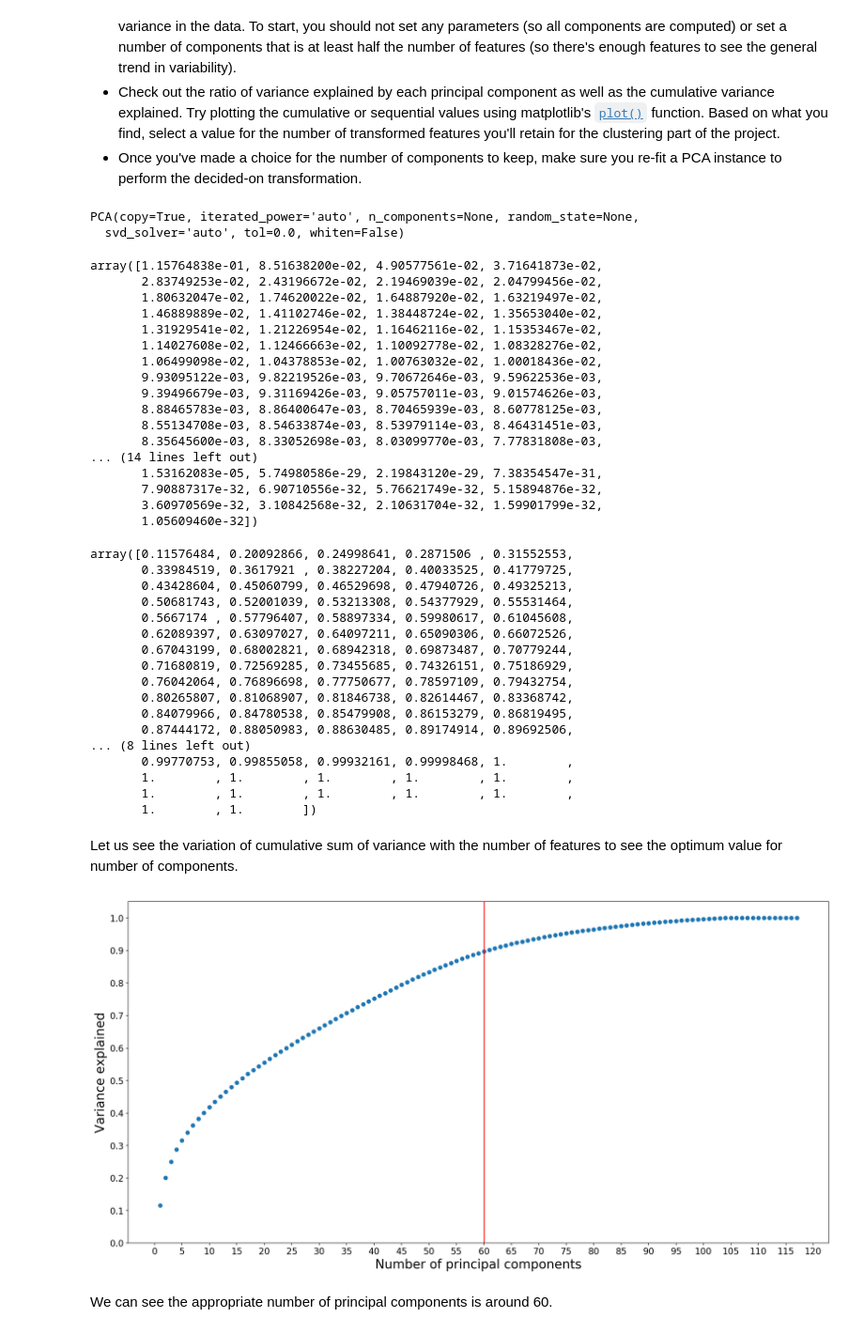
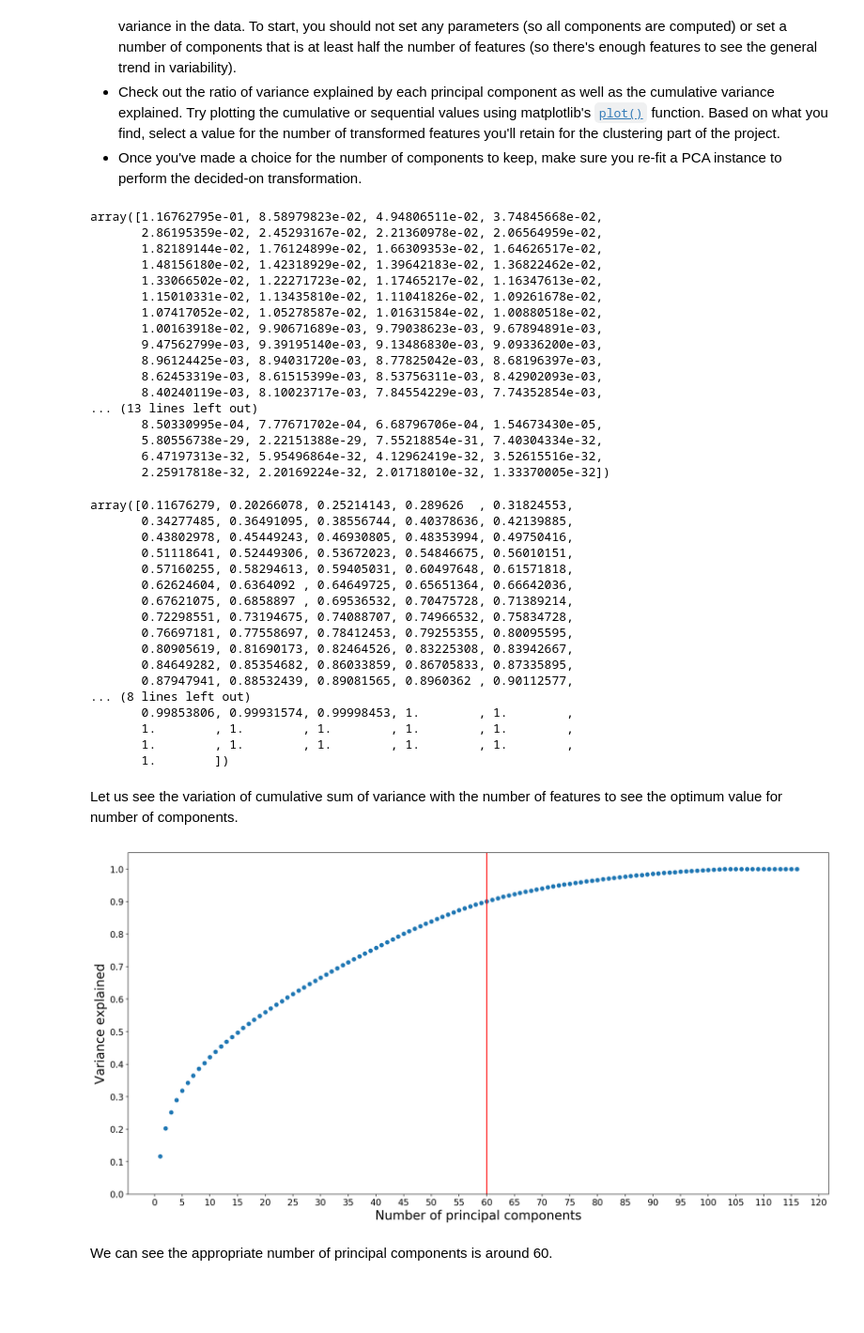
Before and after one commit to sanjeevai/customer_segments_arvato, a Jupyter notebook: Identify_Customer_Segments.ipynb, the cells around one changed output. Shown: that part at 94% size. Drawn from its saved outputs; the diff is of its cells as text; code cells hidden in the pictures; blank space fills up the shorter version.

```diff
--- a/Identify_Customer_Segments.ipynb
+++ b/Identify_Customer_Segments.ipynb
@@ -669,7 +691,7 @@ GEBAEUDETYP    0
 dtype: int64
 # %%
 multi_df[["gebaeudetyp_residential_building", "gebaeudetyp_residential_buildings_without_actually_known_household", "gebaeudetyp_mixed_building", "gebaeudetyp_mixed_building_without_actually_known_household", "gebaeudetyp_company_building_without_known_company", "gebaeudetyp_mixed_building_without_actually_known_household", "gebaeudetyp_mixed_building_without_actually_known_company"]] = pd.get_dummies(multi_df['GEBAEUDETYP'])
-multi_df.drop('GEBAEUDETYP', axis = 1, inplace = True)
+multi_df.drop(['GEBAEUDETYP','gebaeudetyp_company_building_without_known_company'], axis = 1, inplace = True)
 multi_df.head()
 # %% [output]
 |  | CJT_GESAMTTYP_advertising_&_consu... | CJT_GESAMTTYP_advertising_&_consu... | CJT_GESAMTTYP_advertising_interes... | CJT_GESAMTTYP_advertising_interes... | ... |
@@ -1122,4 +1219,3 @@ final_df.isnull().sum().sum()
 from sklearn.preprocessing import StandardScaler
 # %%
 scaler = StandardScaler()
-scaler.fit(final_df)
@@ -1128,2 +1222,2 @@ StandardScaler(copy=True, with_mean=True, with_std=True)
 # %%
-final_df[final_df.columns] = scaler.transform(final_df)
+final_df[final_df.columns] = scaler.fit_transform(final_df)
@@ -1143,65 +1247,62 @@ On your scaled data, you are now ready to apply dimensionality reduction techniq
 # Apply PCA to the data
 from sklearn.decomposition import PCA
 pca = PCA()
-pca.fit(final_df)
+final_df_pca = pca.fit_transform(final_df)
-# %% [output]
-PCA(copy=True, iterated_power='auto', n_components=None, random_state=None,
-  svd_solver='auto', tol=0.0, whiten=False)
 # %%
 # Investigate the variance accounted for by each principal component.
 pca.explained_variance_ratio_
 # %% [output]
-array([1.15764838e-01, 8.51638200e-02, 4.90577561e-02, 3.71641873e-02,
-       2.83749253e-02, 2.43196672e-02, 2.19469039e-02, 2.04799456e-02,
-       1.80632047e-02, 1.74620022e-02, 1.64887920e-02, 1.63219497e-02,
-       1.46889889e-02, 1.41102746e-02, 1.38448724e-02, 1.35653040e-02,
-       1.31929541e-02, 1.21226954e-02, 1.16462116e-02, 1.15353467e-02,
-       1.14027608e-02, 1.12466663e-02, 1.10092778e-02, 1.08328276e-02,
-       1.06499098e-02, 1.04378853e-02, 1.00763032e-02, 1.00018436e-02,
-       9.93095122e-03, 9.82219526e-03, 9.70672646e-03, 9.59622536e-03,
-       9.39496679e-03, 9.31169426e-03, 9.05757011e-03, 9.01574626e-03,
-       8.88465783e-03, 8.86400647e-03, 8.70465939e-03, 8.60778125e-03,
-       8.55134708e-03, 8.54633874e-03, 8.53979114e-03, 8.46431451e-03,
-       8.35645600e-03, 8.33052698e-03, 8.03099770e-03, 7.77831808e-03,
-... (14 lines left out)
-       1.53162083e-05, 5.74980586e-29, 2.19843120e-29, 7.38354547e-31,
-       7.90887317e-32, 6.90710556e-32, 5.76621749e-32, 5.15894876e-32,
-       3.60970569e-32, 3.10842568e-32, 2.10631704e-32, 1.59901799e-32,
-       1.05609460e-32])
+array([1.16762795e-01, 8.58979823e-02, 4.94806511e-02, 3.74845668e-02,
+       2.86195359e-02, 2.45293167e-02, 2.21360978e-02, 2.06564959e-02,
+       1.82189144e-02, 1.76124899e-02, 1.66309353e-02, 1.64626517e-02,
+       1.48156180e-02, 1.42318929e-02, 1.39642183e-02, 1.36822462e-02,
+       1.33066502e-02, 1.22271723e-02, 1.17465217e-02, 1.16347613e-02,
+       1.15010331e-02, 1.13435810e-02, 1.11041826e-02, 1.09261678e-02,
+       1.07417052e-02, 1.05278587e-02, 1.01631584e-02, 1.00880518e-02,
+       1.00163918e-02, 9.90671689e-03, 9.79038623e-03, 9.67894891e-03,
+       9.47562799e-03, 9.39195140e-03, 9.13486830e-03, 9.09336200e-03,
+       8.96124425e-03, 8.94031720e-03, 8.77825042e-03, 8.68196397e-03,
+       8.62453319e-03, 8.61515399e-03, 8.53756311e-03, 8.42902093e-03,
+       8.40240119e-03, 8.10023717e-03, 7.84554229e-03, 7.74352854e-03,
+... (13 lines left out)
+       8.50330995e-04, 7.77671702e-04, 6.68796706e-04, 1.54673430e-05,
+       5.80556738e-29, 2.22151388e-29, 7.55218854e-31, 7.40304334e-32,
+       6.47197313e-32, 5.95496864e-32, 4.12962419e-32, 3.52615516e-32,
+       2.25917818e-32, 2.20169224e-32, 2.01718010e-32, 1.33370005e-32])
 # %%
 pca.explained_variance_ratio_.cumsum()
 # %% [output]
-array([0.11576484, 0.20092866, 0.24998641, 0.2871506 , 0.31552553,
-       0.33984519, 0.3617921 , 0.38227204, 0.40033525, 0.41779725,
-       0.43428604, 0.45060799, 0.46529698, 0.47940726, 0.49325213,
-       0.50681743, 0.52001039, 0.53213308, 0.54377929, 0.55531464,
-       0.5667174 , 0.57796407, 0.58897334, 0.59980617, 0.61045608,
-       0.62089397, 0.63097027, 0.64097211, 0.65090306, 0.66072526,
-       0.67043199, 0.68002821, 0.68942318, 0.69873487, 0.70779244,
-       0.71680819, 0.72569285, 0.73455685, 0.74326151, 0.75186929,
-       0.76042064, 0.76896698, 0.77750677, 0.78597109, 0.79432754,
-       0.80265807, 0.81068907, 0.81846738, 0.82614467, 0.83368742,
-       0.84079966, 0.84780538, 0.85479908, 0.86153279, 0.86819495,
-       0.87444172, 0.88050983, 0.88630485, 0.89174914, 0.89692506,
+array([0.11676279, 0.20266078, 0.25214143, 0.289626  , 0.31824553,
+       0.34277485, 0.36491095, 0.38556744, 0.40378636, 0.42139885,
+       0.43802978, 0.45449243, 0.46930805, 0.48353994, 0.49750416,
+       0.51118641, 0.52449306, 0.53672023, 0.54846675, 0.56010151,
+       0.57160255, 0.58294613, 0.59405031, 0.60497648, 0.61571818,
+       0.62624604, 0.6364092 , 0.64649725, 0.65651364, 0.66642036,
+       0.67621075, 0.6858897 , 0.69536532, 0.70475728, 0.71389214,
+       0.72298551, 0.73194675, 0.74088707, 0.74966532, 0.75834728,
+       0.76697181, 0.77558697, 0.78412453, 0.79255355, 0.80095595,
+       0.80905619, 0.81690173, 0.82464526, 0.83225308, 0.83942667,
+       0.84649282, 0.85354682, 0.86033859, 0.86705833, 0.87335895,
+       0.87947941, 0.88532439, 0.89081565, 0.8960362 , 0.90112577,
 ... (8 lines left out)
-       0.99770753, 0.99855058, 0.99932161, 0.99998468, 1.        ,
+       0.99853806, 0.99931574, 0.99998453, 1.        , 1.        ,
        1.        , 1.        , 1.        , 1.        , 1.        ,
        1.        , 1.        , 1.        , 1.        , 1.        ,
-       1.        , 1.        ])
+       1.        ])
 # %% [markdown]
 Let us see the variation of cumulative sum of variance with the number of features to see the optimum value for number of components.
 # %%
-x = np.arange(1,118)
+x = np.arange(1,117)
 y = pca.explained_variance_ratio_.cumsum()
 plt.figure(figsize=(20,10))
 plt.scatter(x = x, y = y)
 plt.xlabel("Number of principal components", size = 20)
 plt.ylabel("Variance explained", size = 20)
 plt.xticks(np.arange(0, max(x)+5, 5), fontsize=14)
 plt.yticks(np.arange(0,1.1,0.1), fontsize=14)
 plt.axvline(60, color = 'red');
 # %% [output]
-[figure, old version]
+[figure, new version]
 # %% [markdown]
 We can see the appropriate number of principal components is around 60.
 # %%
```
Also changed, not shown: parts of 30 cells of this notebook, 1 other file.
